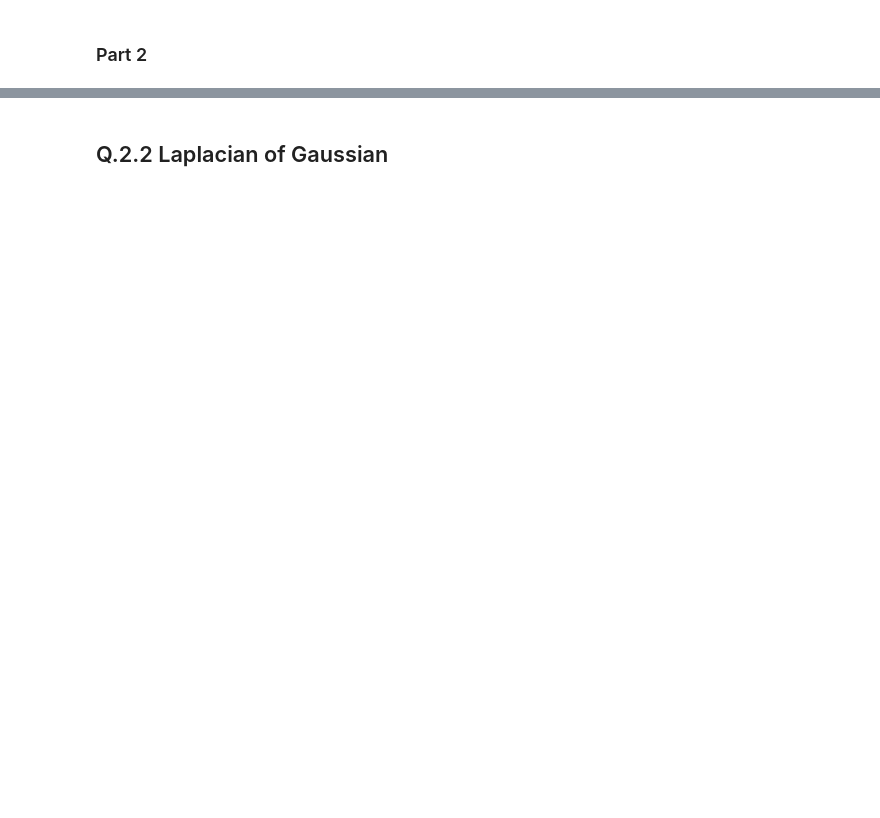
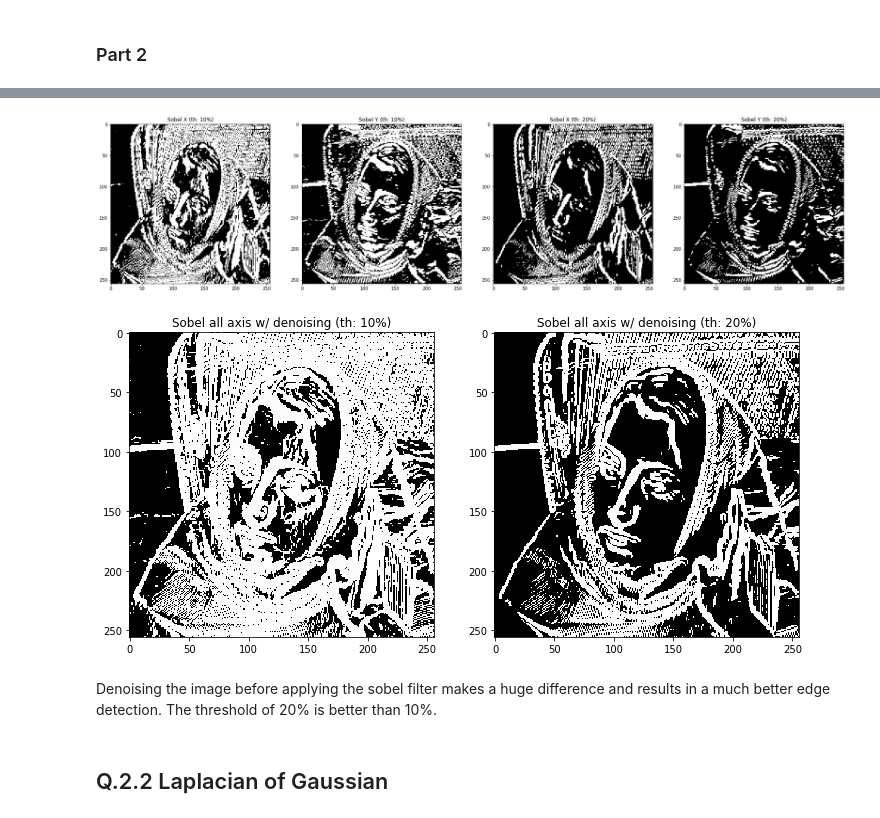
Before and after one commit to tristantoupin/ECSE415-ComputerVision, a Jupyter notebook: 1_assignment/notebooks/Q.2.ipynb, the cells around one changed output, grey strips where cells are left out. Saved outputs shown, nothing was run; the diff lists cells and outputs as text; code cells hidden in the pictures; blank space fills up the shorter version.

```diff
--- a/1_assignment/notebooks/Q.2.ipynb
+++ b/1_assignment/notebooks/Q.2.ipynb
@@ -62,2 +136,37 @@ ret,thresh200_y = cv2.threshold(sobely, 200, 255, cv2.THRESH_BINARY)
+# %%
+# Getting blurred images
+img_woman_filter_box = cv2.blur(img_woman, (3,3))
+
+# Using cv2.CV_64F datatype
+sobel_x_woman_box = np.uint8(np.absolute(cv2.Sobel(img_woman_filter_box, cv2.CV_64F, 1, 0, ksize=3)))
+sobel_y_woman_box = np.uint8(np.absolute(cv2.Sobel(img_woman_filter_box, cv2.CV_64F, 0, 1, ksize=3)))
+
+# Apply threshold
+max_val_x_woman_box = np.amax(sobel_x_woman_box)
+max_val_y_woman_box = np.amax(sobel_y_woman_box)
+ret,thresh10_x_woman_box = cv2.threshold(sobel_x_woman_box, int(max_val_x_woman_box*0.1),
+                                         max_val_x_woman_box, cv2.THRESH_BINARY)
+ret,thresh10_y_woman_box = cv2.threshold(sobel_y_woman_box, int(max_val_y_woman_box*0.1),
+                                         max_val_y_woman_box, cv2.THRESH_BINARY)
+ret,thresh20_x_woman_box = cv2.threshold(sobel_x_woman_box, int(max_val_x_woman_box*0.2),
+                                         max_val_x_woman_box, cv2.THRESH_BINARY)
+ret,thresh20_y_woman_box = cv2.threshold(sobel_y_woman_box, int(max_val_y_woman_box*0.2),
+                                         max_val_y_woman_box, cv2.THRESH_BINARY)
+thresh10_all_woman_box = thresh10_x_woman_box + thresh10_y_woman_box
+thresh20_all_woman_box = thresh20_x_woman_box + thresh20_y_woman_box
+
+print_images([(thresh10_x_woman_box, 'Sobel X (th: 10%)'),
+              (thresh10_y_woman_box, 'Sobel Y (th: 10%)'),
+              (thresh20_x_woman_box, 'Sobel X (th: 20%)'),
+              (thresh20_y_woman_box, 'Sobel Y (th: 20%)')], 30)
+
+# Plot supperposed filters
+print_images([(thresh10_all_woman_box, 'Sobel all axis w/ denoising (th: 10%)'),
+              (thresh20_all_woman_box, 'Sobel all axis w/ denoising (th: 20%)')], 12)
+# %% [output]
+[figure, added]
+[figure, added]
+# %% [markdown]
+Denoising the image before applying the sobel filter makes a huge difference and results in a much better edge detection. The threshold of 20% is better than 10%.
 # %% [markdown]
 ## Q.2.2 Laplacian of Gaussian
```
Also changed, not shown: parts of 7 cells of this notebook.
